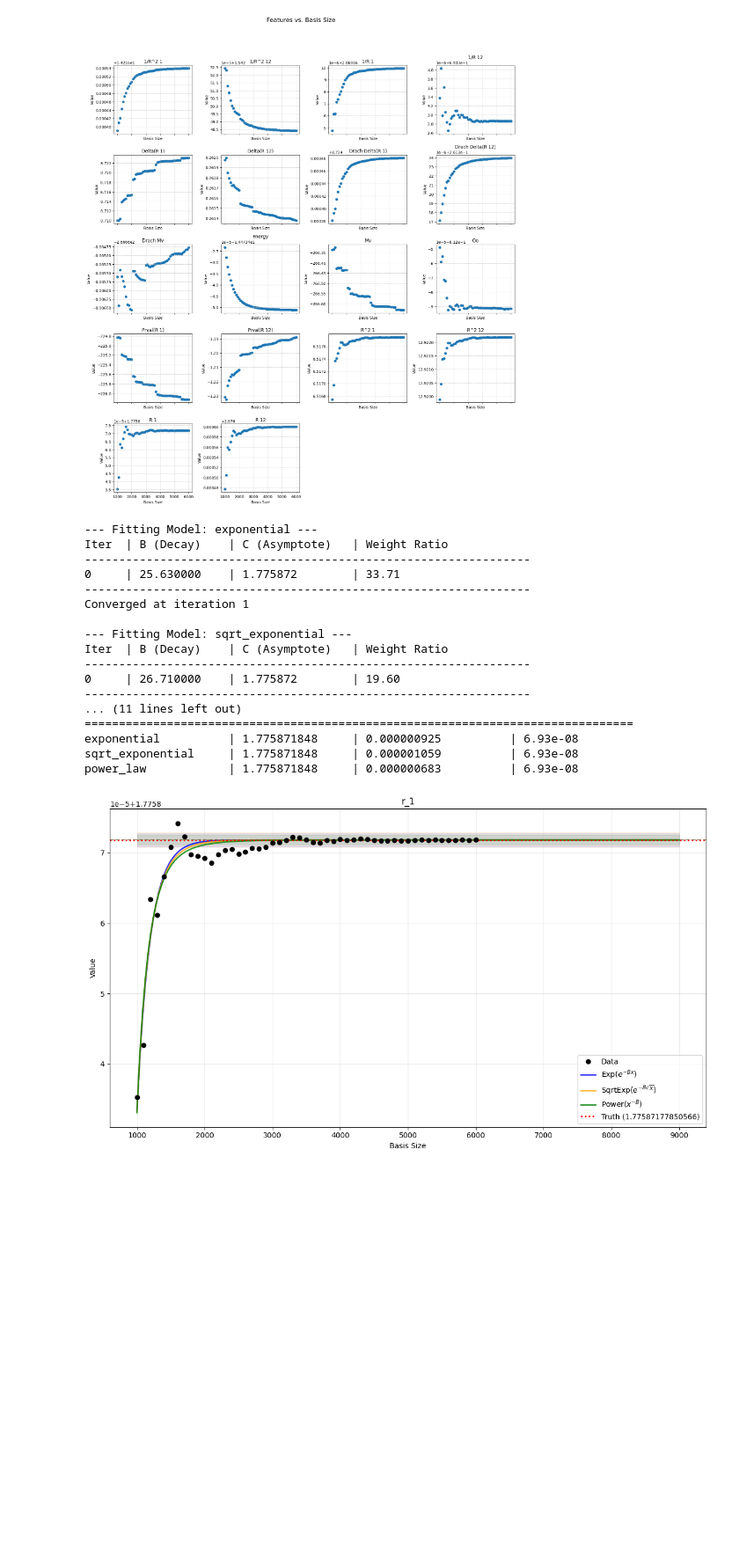
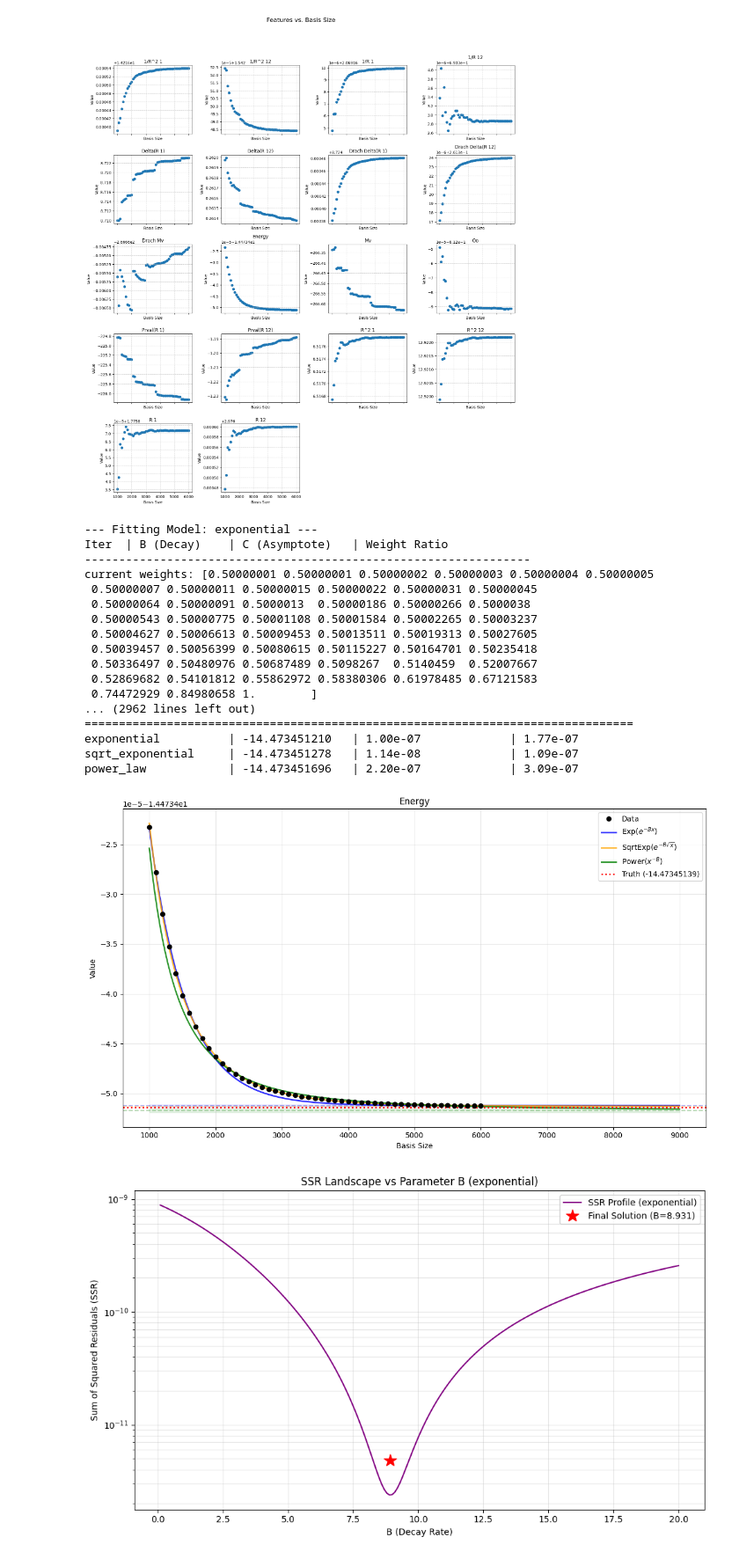
Before and after one commit to trulyaldi/extrapolation, a Jupyter notebook: src/extrap_varpro_v2.ipynb, the cells around one changed output. Shown at 88% size. Saved outputs shown, nothing was run; the diff lists cells and outputs as text; code cells hidden in the pictures; blank space fills up the shorter version.

```diff
--- a/src/extrap_varpro_v2.ipynb
+++ b/src/extrap_varpro_v2.ipynb
@@ -363,26 +352,28 @@ class VarProIRLS:
 # %%
-solver = VarProIRLS(be_1po_init, 'basis size', 'r_1')
+solver = VarProIRLS(be_1po_init, 'basis size', 'Energy')
 solver.fit_irls()
-solver.plot(truth_val =1.775871778505659915)
+solver.plot(truth_val =-14.473451386869200519)
+solver.plot_ssr_profile()
 # %% [output]
 --- Fitting Model: exponential ---
 Iter  | B (Decay)    | C (Asymptote)   | Weight Ratio
 -----------------------------------------------------------------
-0     | 25.630000    | 1.775872        | 33.71
------------------------------------------------------------------
-Converged at iteration 1
-
---- Fitting Model: sqrt_exponential ---
-Iter  | B (Decay)    | C (Asymptote)   | Weight Ratio
------------------------------------------------------------------
-0     | 26.710000    | 1.775872        | 19.60
------------------------------------------------------------------
-... (11 lines left out)
+current weights: [0.50000001 0.50000001 0.50000002 0.50000003 0.50000004 0.50000005
+ 0.50000007 0.50000011 0.50000015 0.50000022 0.50000031 0.50000045
+ 0.50000064 0.50000091 0.5000013  0.50000186 0.50000266 0.5000038
+ 0.50000543 0.50000775 0.50001108 0.50001584 0.50002265 0.50003237
+ 0.50004627 0.50006613 0.50009453 0.50013511 0.50019313 0.50027605
+ 0.50039457 0.50056399 0.50080615 0.50115227 0.50164701 0.50235418
+ 0.50336497 0.50480976 0.50687489 0.5098267  0.5140459  0.52007667
+ 0.52869682 0.54101812 0.55862972 0.58380306 0.61978485 0.67121583
+ 0.74472929 0.84980658 1.        ]
+... (2962 lines left out)
 ================================================================================
-exponential          | 1.775871848     | 0.000000925          | 6.93e-08
-sqrt_exponential     | 1.775871848     | 0.000001059          | 6.93e-08
-power_law            | 1.775871848     | 0.000000683          | 6.93e-08
+exponential          | -14.473451210   | 1.00e-07             | 1.77e-07
+sqrt_exponential     | -14.473451278   | 1.14e-08             | 1.09e-07
+power_law            | -14.473451696   | 2.20e-07             | 3.09e-07
-[figure, old version]
+[figure, new version]
+[figure, added]
 # %%
 be_1po_inf
 # %% [output]
```
Also changed, not shown: parts of 2 cells of this notebook, 6 other files.
